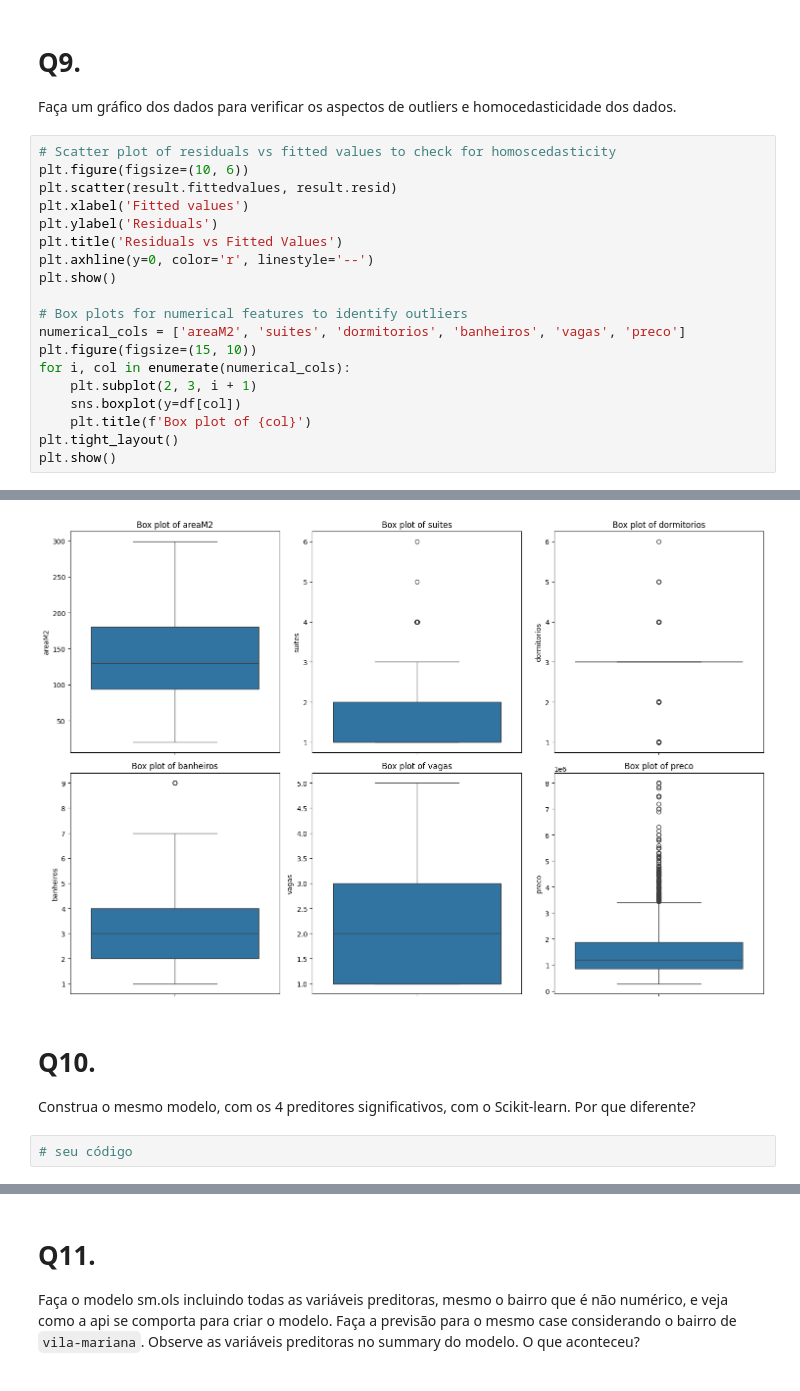
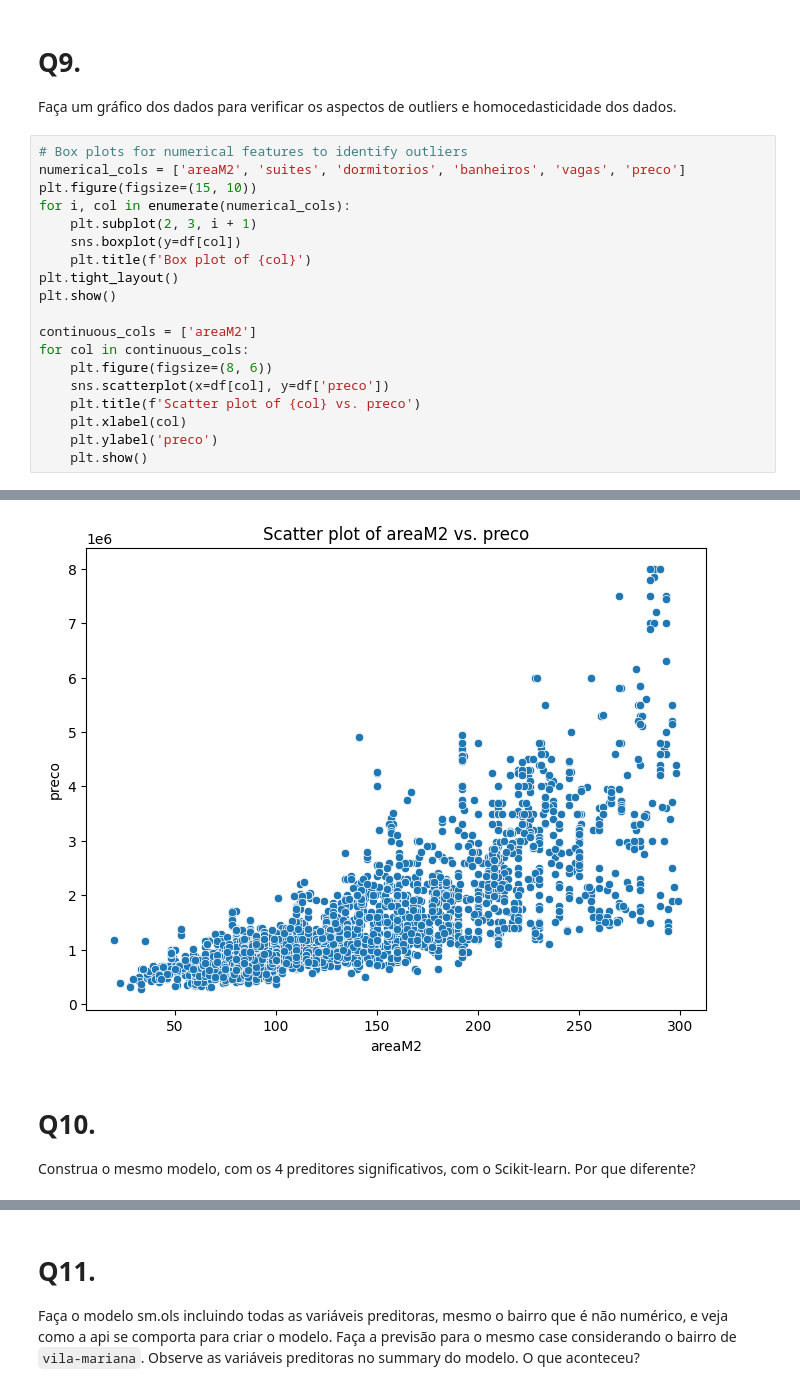
Before and after one commit to PedroMatumoto/ai_notebooks, a Jupyter notebook: IMT_regressao_scale.ipynb, the cells around one changed output, grey strips where cells are left out. Saved outputs shown, nothing was run; the diff lists cells and outputs as text.

```diff
--- a/IMT_regressao_scale.ipynb
+++ b/IMT_regressao_scale.ipynb
@@ -286,15 +291,6 @@ dtype: float64
 
 Faça um gráfico dos dados para verificar os aspectos de outliers e homocedasticidade dos dados.
 # %%
-# Scatter plot of residuals vs fitted values to check for homoscedasticity
-plt.figure(figsize=(10, 6))
-plt.scatter(result.fittedvalues, result.resid)
-plt.xlabel('Fitted values')
-plt.ylabel('Residuals')
-plt.title('Residuals vs Fitted Values')
-plt.axhline(y=0, color='r', linestyle='--')
-plt.show()
-
 # Box plots for numerical features to identify outliers
 numerical_cols = ['areaM2', 'suites', 'dormitorios', 'banheiros', 'vagas', 'preco']
 plt.figure(figsize=(15, 10))
@@ -304,4 +300,13 @@ for i, col in enumerate(numerical_cols):
     plt.title(f'Box plot of {col}')
 plt.tight_layout()
 plt.show()
+
+continuous_cols = ['areaM2']
+for col in continuous_cols:
+    plt.figure(figsize=(8, 6))
+    sns.scatterplot(x=df[col], y=df['preco'])
+    plt.title(f'Scatter plot of {col} vs. preco')
+    plt.xlabel(col)
+    plt.ylabel('preco')
+    plt.show()
 # %% [output]
@@ -309,7 +314,5 @@ plt.show()
-[figure, old version]
+[figure, new version]
 # %% [markdown]
 # Q10.
 
 Construa o mesmo modelo, com os 4 preditores significativos, com o Scikit-learn. Por que diferente?
-# %%
-# seu código
```
Also changed, not shown: parts of 13 cells of this notebook.
